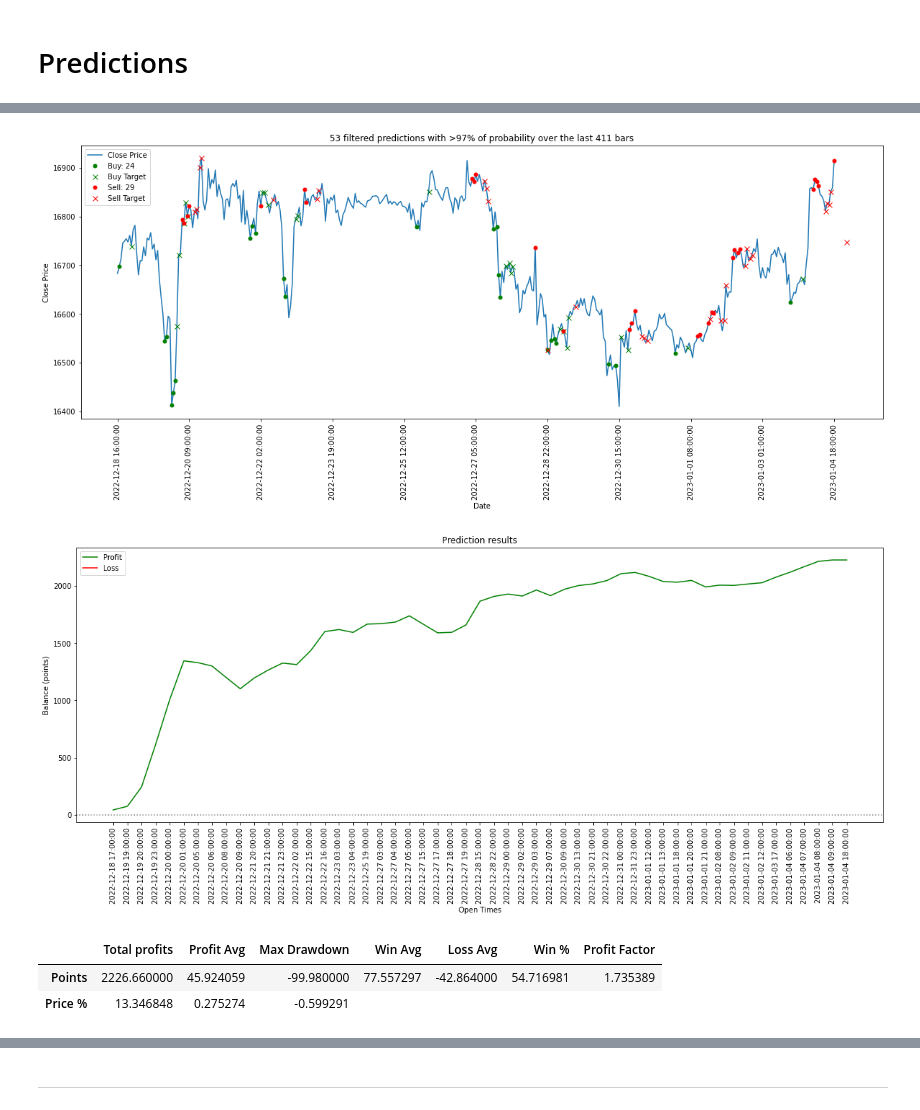
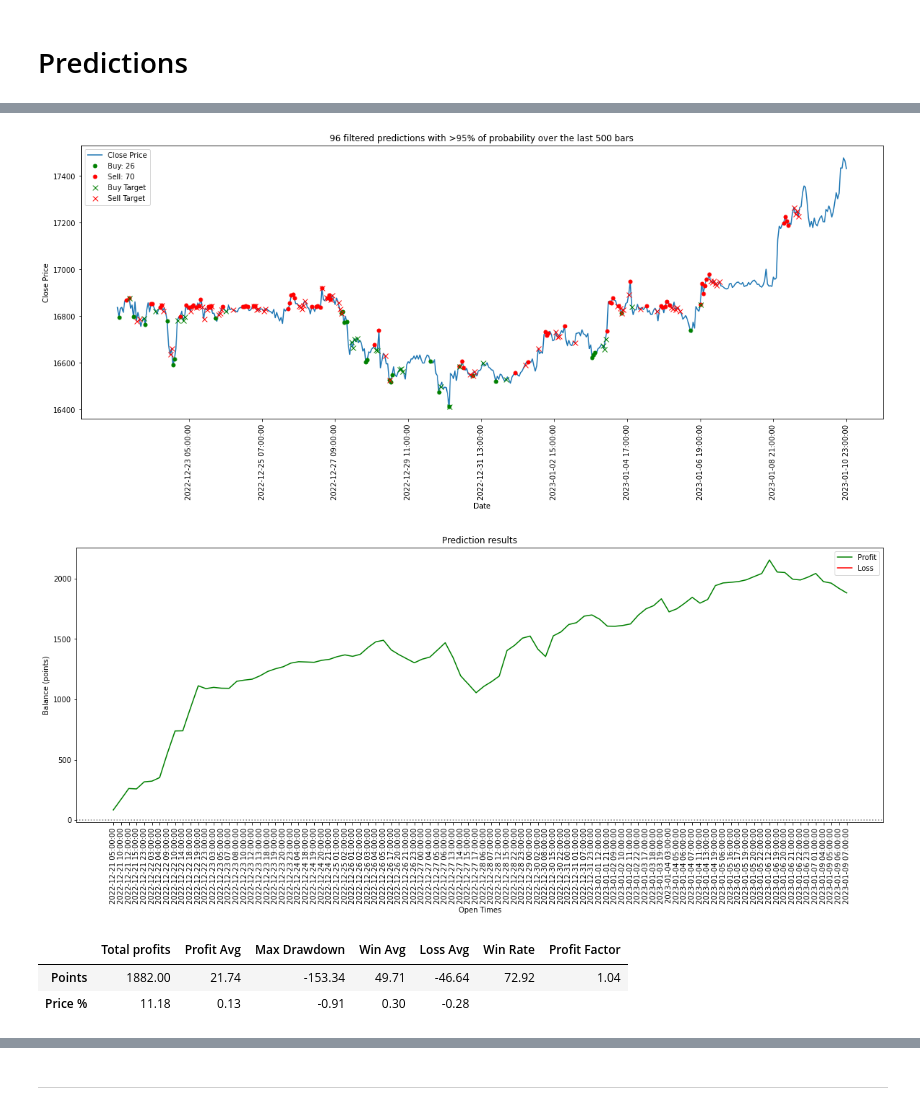
Before and after one commit to jf-v/ML-Price_prediction_SMA, a Jupyter notebook: ML_Price_movement_prediction_using_SMA_indicators.ipynb, the cells around one changed output, grey strips where cells are left out. Saved outputs shown, nothing was run; the diff lists cells and outputs as text; code cells hidden in the pictures.

```diff
--- a/ML_Price_movement_prediction_using_SMA_indicators.ipynb
+++ b/ML_Price_movement_prediction_using_SMA_indicators.ipynb
@@ -334,18 +357,18 @@ def predict(close,indicator_1,indicator_2,probability_threshold):
 #@markdown # Use recent prices from cryptowatch
 #@markdown * Make sure that **Use_cryptowatch_prices** was **enabled** on the prediction init cell
 #@markdown * Enable **refresh data** only once at every new bar or when changing symbol or exchange, to avoid reaching the free requests limit
-refresh_data = False #@param {type:"boolean"}
+refresh_data = True #@param {type:"boolean"}
 #@markdown * Enter the same symbol and timeframe than the one used for training the model. It might work with other timeframes also
 symbol = "BTCUSDT" #@param {type:"string"}
 timeframe = "1h" #@param ["1h","1d","1m","3m","5m","15m","30m","2h","4h","6h","12h","3d","1w","1w_monday"]
 #@markdown * Select exchange
-exchange = "Huobi" #@param ["Binance", "Huobi", "Kraken", "Coinbase Pro", "Crypto.com", "Bitfinex", "Bitstamp"]
-#@markdown * Prediction mode **Single Bar**: enter the bar shift that will be used for prediction, starting from current bar as 0 (<1000)
-#@markdown * Prediction mode **Bar Series**: enter the amount of bars to get prediction, starting from the current bar (<1000)
+exchange = "Binance" #@param ["Binance", "Huobi", "Kraken", "Coinbase Pro", "Crypto.com", "Bitfinex", "Bitstamp"]
+#@markdown * Prediction mode **Single Bar**: enter the bar shift that will be used for prediction starting from current bar as 0. No further than (1000-largest SMA period)
+#@markdown * Prediction mode **Bar Series**: enter the amount of bars to get prediction, starting from the current bar. No further than (1000-largest SMA period)
 Prediction_mode = "Bar Series" #@param ["Single Bar", "Bar Series"]
-Prediction_shift_or_range = 411 #@param {type:"slider", min:0, max:980, step:1}
+Prediction_shift_or_range = 500 #@param {type:"slider", min:0, max:980, step:1}
 #@markdown #### Prediction **probability threshold** filter (recommended >94%)
-probability_threshold = 97 #@param {type:"slider", min:1, max:100, step:1}
+probability_threshold = 95 #@param {type:"slider", min:1, max:100, step:1}
 #@markdown #### Show predictions **probability** (convert to interactive table with right upper button)
 show_probability_table = False #@param {type:"boolean"}
 #@markdown #### Plot predictions **targets**, show **results** and **trades list**
@@ -353,8 +376,6 @@ Target_bar_shift = 7 #@param {type:"number"}
 plot_targets = True #@param {type:"boolean"}
 show_prediction_results = True #@param {type:"boolean"}
 show_prediction_table = True #@param {type:"boolean"}
-
-
 
 #@markdown __________________________________________________________________________________
 #@markdown # Use custom prices
@@ -365,10 +386,12 @@ SMA_1 = 16596.32 #@param {type:"number"}
 SMA_2 = 16739.13 #@param {type:"number"}
 #@markdown __________________________________________________________________________________
 
+if Prediction_shift_or_range > (1000-(max(sma_1,sma_2))):
+  print('Invalid bar series length, it should be less than (1000-largest sma period)')
 
 ##############################################################################
 
-print('* Prediction target shift was determined on the model training\n')
+print('* Prediction target shift was determined during model training\n')
 
 ####   Use recent prices for prediction from cryptowatch
 
@@ -399,6 +422,8 @@ if Use_cryptowatch_prices:
   else:                     cw_df = pd.DataFrame(candles.of_1d)
   cw_df.columns = ['close_timestamp', 'open', 'high', 'low', 'close', 'volume_base', 'volume_quote']
   cw_df = cw_df.sort_values(['close_timestamp'],ascending=[False])
+
+  refresh_data = False
 
   # Check range length input
   if Prediction_shift_or_range >= cw_df.shape[0]:
@@ -443,12 +468,13 @@ if Use_cryptowatch_prices:
     # Plot the line
     plt.plot(x, y, label='Close Price')
 
-    # Plot signals and targets
+    # Plot predictions
     plt.plot(buy, [y[i] for i in buy], 'o', color='green', markersize=5,label='Buy: '+str(len(buy)))
+    plt.plot(sell, [y[i] for i in sell], 'o', color='red', markersize=5,label='Sell: '+str(len(sell)))
+
+    # Plot prediction target
     if plot_targets:
       plt.plot(buy_target,[y[i] for i in buy_target], 'x', color='green',markersize=7,label='Buy Target')
-    plt.plot(sell, [y[i] for i in sell], 'o', color='red', markersize=5,label='Sell: '+str(len(sell)))
-    if plot_targets:
       plt.plot(sell_target,[y[i] for i in sell_target], 'x', color='red',markersize=7,label='Sell Target')
 
     # Set title and labels
@@ -503,7 +529,7 @@ if Use_cryptowatch_prices:
       for i in range(len(sell)):
         if sell_target[i] < 0:                # filter currently active predictions
           sell_profit[i]=0
-          sell_target
+          sell_target[i]=0
         sell_trade.append([sell[i],sell_target[i], sell_profit[i],'Sell'])
 
       # Merge lists and sort it by time order
@@ -550,22 +576,20 @@ if Use_cryptowatch_prices:
                                 'Profit Avg':[profit.mean().mean(),0],
                                 'Max Drawdown':[profit.min().min(),0]},index=['Points','Price %'])
 
+      # Calculate win and loss average
+      win_avg   = trades.loc[trades['Profit']>0]['Profit'].mean()
+      loss_avg  = trades.loc[trades['Profit']<0]['Profit'].mean()
+      statistics['Win Avg'] = [win_avg,'']
+      statistics['Loss Avg'] = [loss_avg,'']
+
       # Convert to price percent change
       statistics.loc['Price %'] = statistics.loc['Points'] * 100 / y[-1]
 
-      # Calculate win and loss average
-      win_avg = trades.loc[trades['Profit']>0]['Profit'].mean()
-      loss_avg =trades.loc[trades['Profit']<0]['Profit'].mean()
-      statistics['Win Avg'] = [win_avg,'']
-      statistics['Loss Avg'] = [loss_avg,'']
-
       # Calculate win percent
-      statistics['Win %'] = [(profit > 0).count()[0] * 100 / (len(buy)+len(sell)),'']
+      statistics['Win Rate'] = [(profit > 0).count()[0] * 100 / (len(buy)+len(sell)),'']
 
       # Calculate profit factor
-      statistics['Profit Factor'] = [(statistics['Win %'].values[0]*win_avg) / (100-statistics['Win %'].values[0] *loss_avg),'']
-
-      from IPython.display import display
+      statistics['Profit Factor'] = [(statistics['Win Rate'].values[0]*win_avg) / (100-statistics['Win Rate'].values[0] *loss_avg),'']
 
       # Show statistics table
       display(statistics.style.background_gradient(gmap=statistics['Total profits']))
@@ -595,6 +619,6 @@ Historic bar Series prediction, ending on current bar at 2023-01-04 18:00:00
-[figure, old version]
+[figure, new version]
-[figure, old version]
+[figure, new version]
-|  | Total profits | Profit Avg | Max Drawdown | Win Avg | Loss Avg | Win % | Profit Factor |
-| Points | 2226.660000 | 45.924059 | -99.980000 | 77.557297 | -42.864000 | 54.716981 | 1.735389 |
-| Price % | 13.346848 | 0.275274 | -0.599291 |  |  |  |  |
+|  | Total profits | Profit Avg | Max Drawdown | Win Avg | Loss Avg | Win Rate | Profit Factor |
+| Points | 1882.00 | 21.74 | -153.34 | 49.71 | -46.64 | 72.92 | 1.04 |
+| Price % | 11.18 | 0.13 | -0.91 | 0.30 | -0.28 |  |  |
 |  | Open | Close | Profit | Type | Open time | Balance |
```
Also changed, not shown: parts of 10 cells of this notebook.
